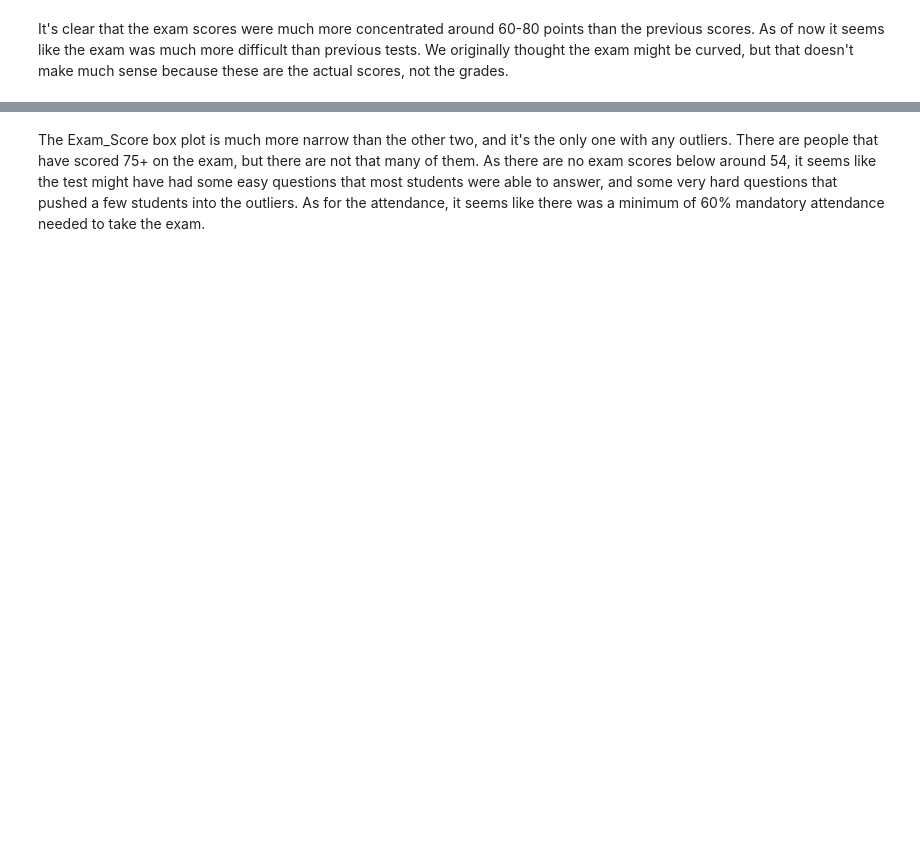
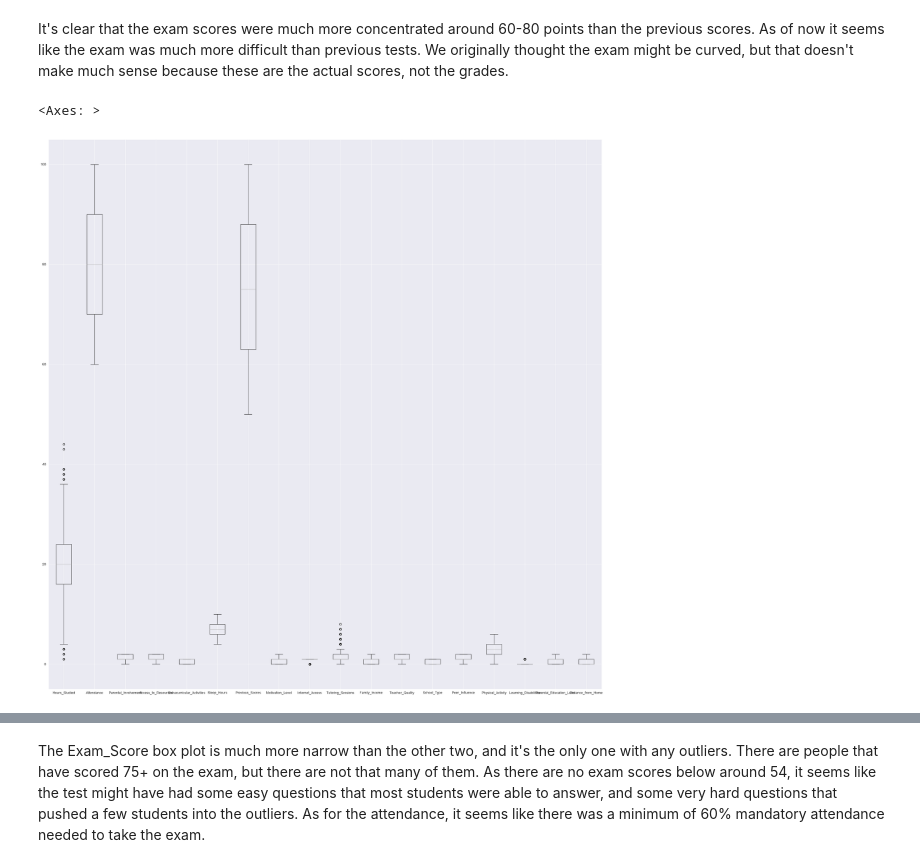
Before and after one commit to Wilbnil/Prakmas-2026, a Jupyter notebook: Oblig 1/Training and Evaluating Baseline Models.ipynb, the cells around one changed output, grey strips where cells are left out. Drawn from its saved outputs; the diff is of its cells as text; code cells hidden in the pictures; blank space fills up the shorter version.

```diff
--- a/Oblig 1/Training and Evaluating Baseline Models.ipynb
+++ b/Oblig 1/Training and Evaluating Baseline Models.ipynb
@@ -185,5 +300,8 @@ It's clear that the exam scores were much more concentrated around 60-80 points
 # %%
 #Plotting the boxplots for the dataset to see which ones are close in the distribution, then separating them into plots with fewer boxplots. We see that Attendance, Previous_Scores and Exam_Scores seem close, and Hours_Studied matches well with Sleep_Hours.
 fig, ax = plt.subplots(1,1,figsize=(30, 30))
-student_dataset.boxplot()
+analysis_dataset.boxplot()
+# %% [output]
+<Axes: >
+[figure, added]
 # %%
```
Also changed, not shown: parts of 29 cells of this notebook.
